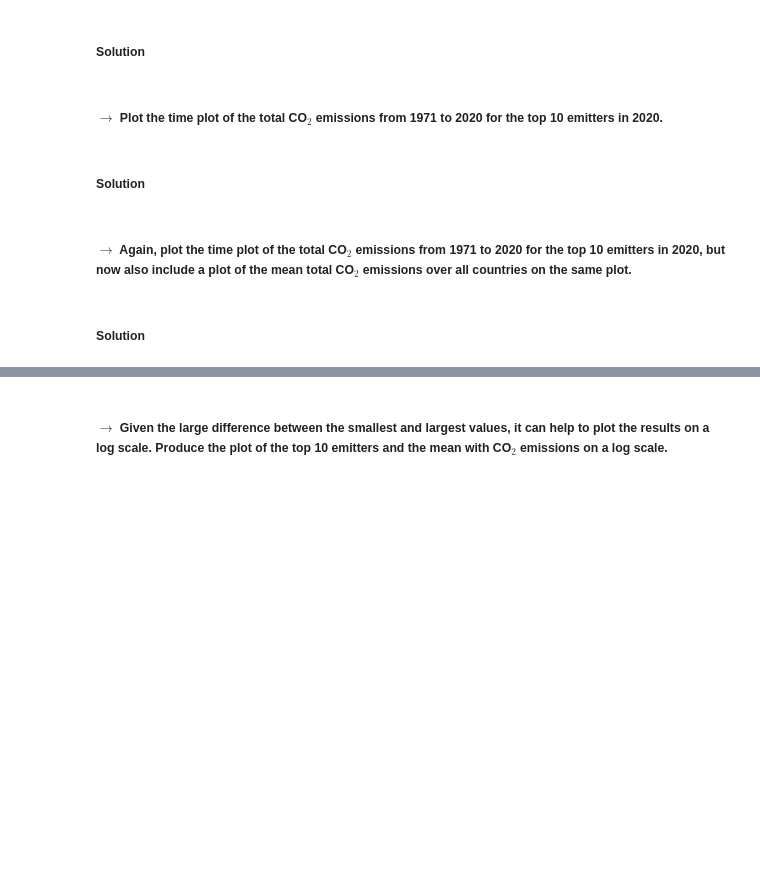
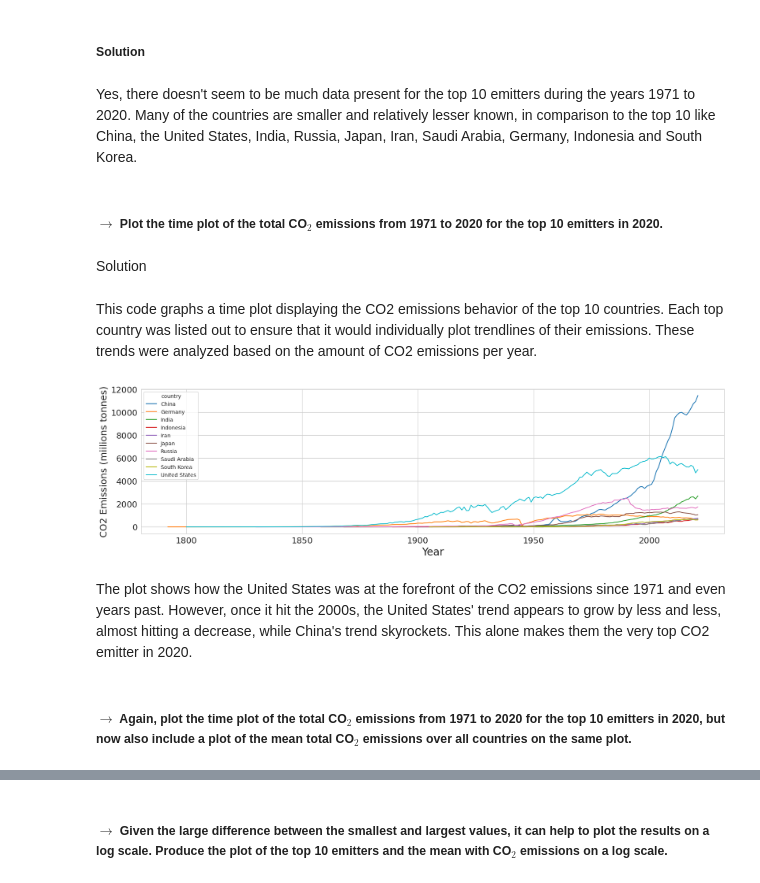
Before and after one commit to jbornilla/co2emissions, a Jupyter notebook: Julia_Bornilla_MATH_2315_Lab_1.ipynb, the cells around one changed output, grey strips where cells are left out. Saved outputs shown, nothing was run; the diff lists cells and outputs as text; code cells hidden in the pictures; blank space fills up the shorter version.

```diff
--- a/Julia_Bornilla_MATH_2315_Lab_1.ipynb
+++ b/Julia_Bornilla_MATH_2315_Lab_1.ipynb
@@ -148,11 +263,23 @@ Name: year, Length: 46523, dtype: int64
 ##### $\rightarrow$ Is the data set missing any CO$_2$ emission values for the top 10 emitters in 2020 over the years 1971 to 2020?
 # %% [markdown]
 ##### Solution
+# %% [markdown]
+Yes, there doesn't seem to be much data present for the top 10 emitters during the years 1971 to 2020. Many of the countries are smaller and relatively lesser known, in comparison to the top 10 like China, the United States, India, Russia, Japan, Iran, Saudi Arabia, Germany, Indonesia and South Korea.
 # %% [markdown]
 ##### $\rightarrow$ Plot the time plot of the total CO$_2$ emissions from 1971 to 2020 for the top 10 emitters in 2020.
-# %% [markdown]
-##### Solution
+# %% [markdown]
+Solution
+# %% [markdown]
+This code graphs a time plot displaying the CO2 emissions behavior of the top 10 countries. Each top country was listed out  to ensure that it would individually plot trendlines of their emissions. These trends were analyzed based on the amount of CO2 emissions per year.
+# %%
+plt.figure(figsize=(20,5))
+sns.lineplot(data=df[df['country'].isin(['China', 'United States', 'India', 'Russia', 'Japan', 'Iran', 'Saudi Arabia', 'Germany', 'Indonesia', 'South Korea'])], x='year', y='co2', hue='country')
+plt.xlabel('Year', fontsize=20)
+plt.ylabel('CO2 Emissions (miilions tonnes)', fontsize=18)
+plt.tick_params(labelsize=16);
+# %% [output]
+[figure, added]
+# %% [markdown]
+The plot shows how the United States was at the forefront of the CO2 emissions since 1971 and even years past. However, once it hit the 2000s, the United States' trend appears to grow by less and less, almost hitting a decrease, while China's trend skyrockets. This alone makes them the very top CO2 emitter in 2020.
 # %% [markdown]
 ##### $\rightarrow$ Again, plot the time plot of the total CO$_2$ emissions from 1971 to 2020 for the top 10 emitters in 2020, but now also include a plot of the mean total CO$_2$ emissions over all countries on the same plot.
-# %% [markdown]
-##### Solution
```
Also changed, not shown: parts of 45 cells of this notebook.
